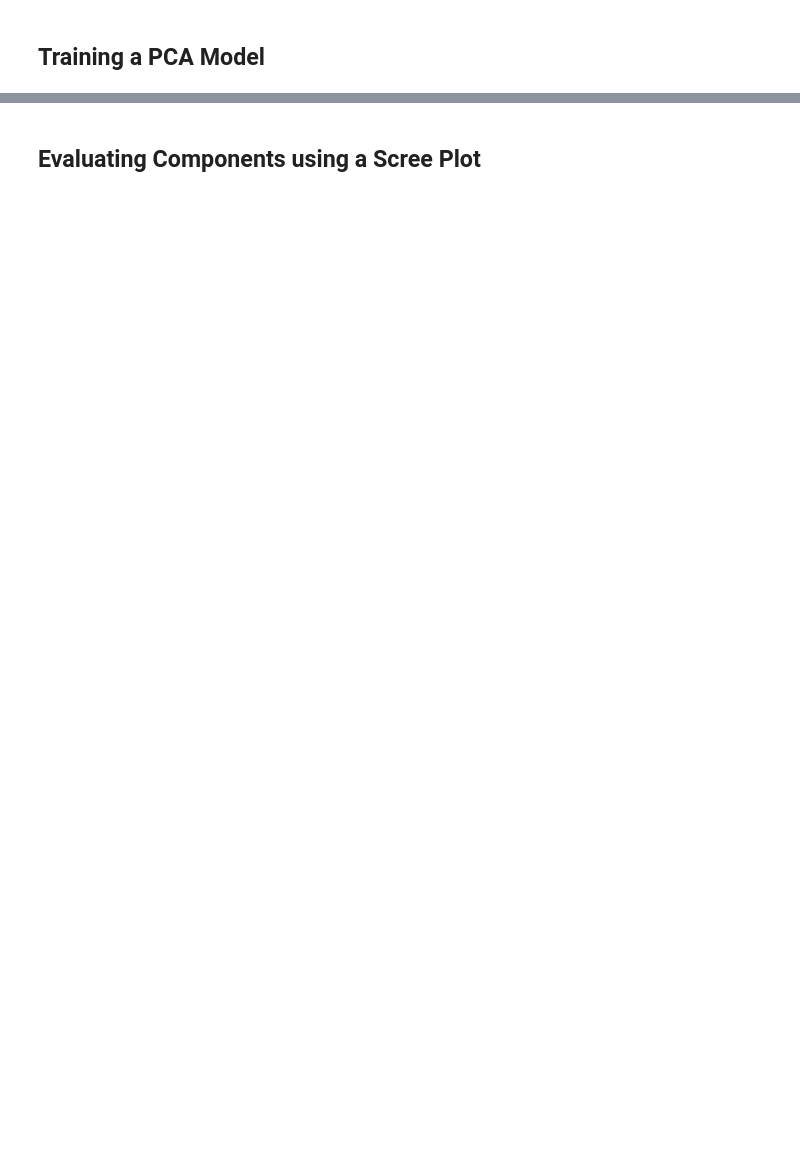
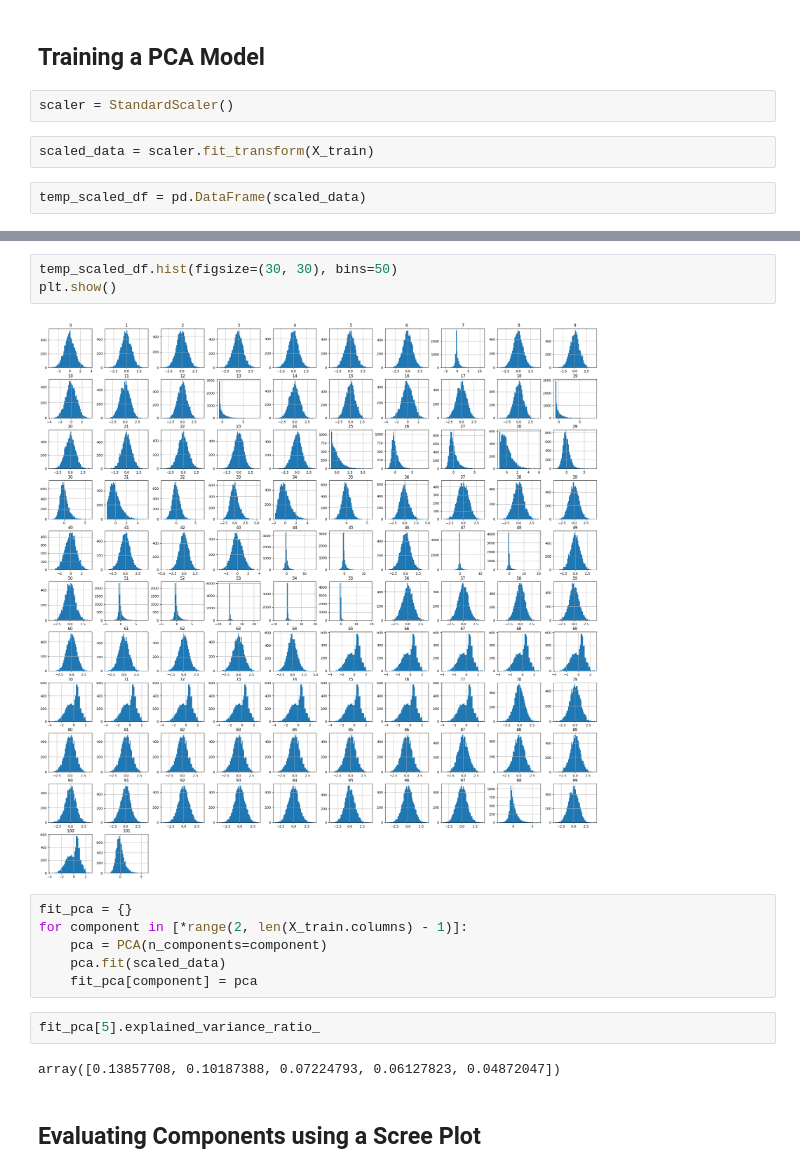
Before and after one commit to hypergalois/MachineFailurePrediction, a Jupyter notebook: 3.Preprocessing.ipynb, the cells around one changed output, grey strips where cells are left out. Cells and saved outputs as stored; diff of their text form; blank space fills up the shorter version.

```diff
--- a/3.Preprocessing.ipynb
+++ b/3.Preprocessing.ipynb
@@ -30,2 +33,8 @@ plt.show()
 # %% [markdown]
 ## Training a PCA Model
+# %%
+scaler = StandardScaler()
+# %%
+scaled_data = scaler.fit_transform(X_train)
+# %%
+temp_scaled_df = pd.DataFrame(scaled_data)
@@ -32,2 +54,17 @@ plt.show()
+# %%
+temp_scaled_df.hist(figsize=(30, 30), bins=50)
+plt.show()
+# %% [output]
+[figure, added]
+# %%
+fit_pca = {}
+for component in [*range(2, len(X_train.columns) - 1)]:
+    pca = PCA(n_components=component)
+    pca.fit(scaled_data)
+    fit_pca[component] = pca
+# %%
+fit_pca[5].explained_variance_ratio_
+# %% [output]
+array([0.13857708, 0.10187388, 0.07224793, 0.06127823, 0.04872047])
 # %% [markdown]
 ## Evaluating Components using a Scree Plot
```
Also changed, not shown: parts of 15 cells of this notebook.
